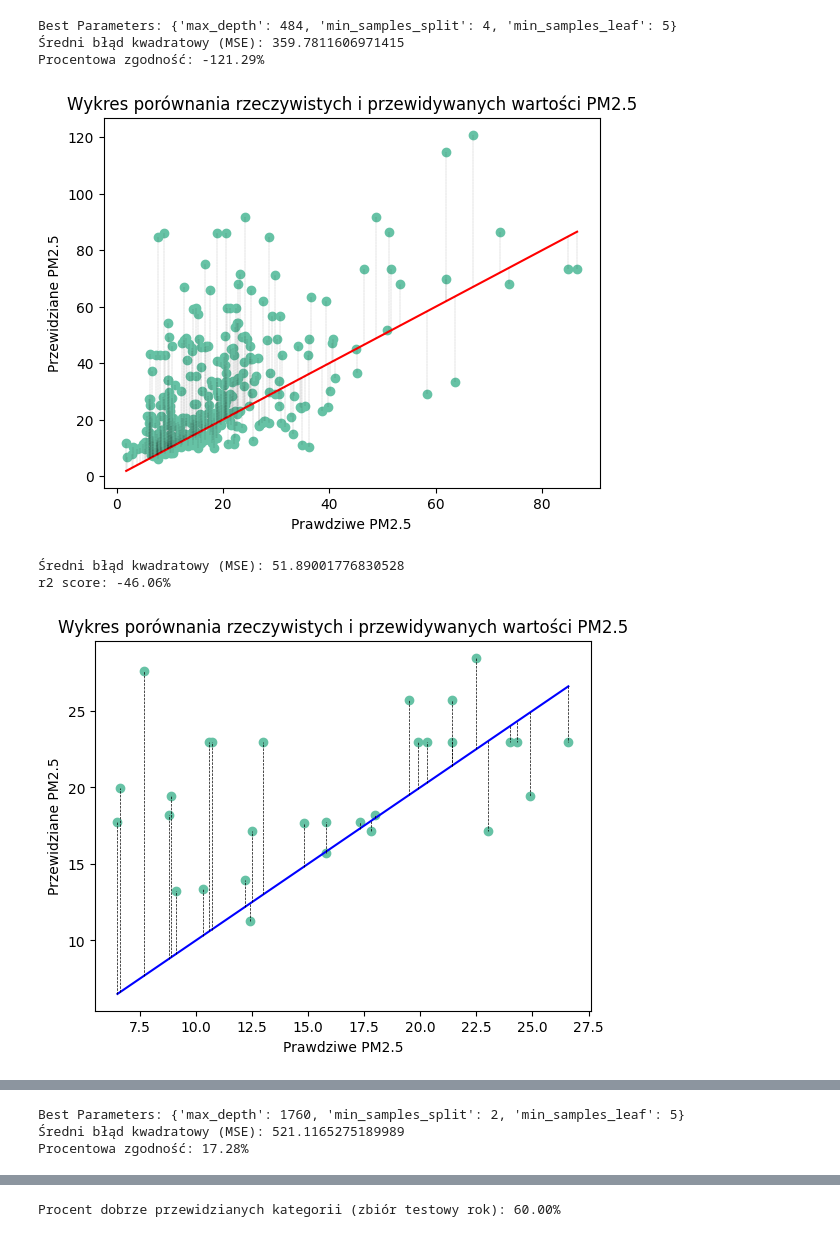
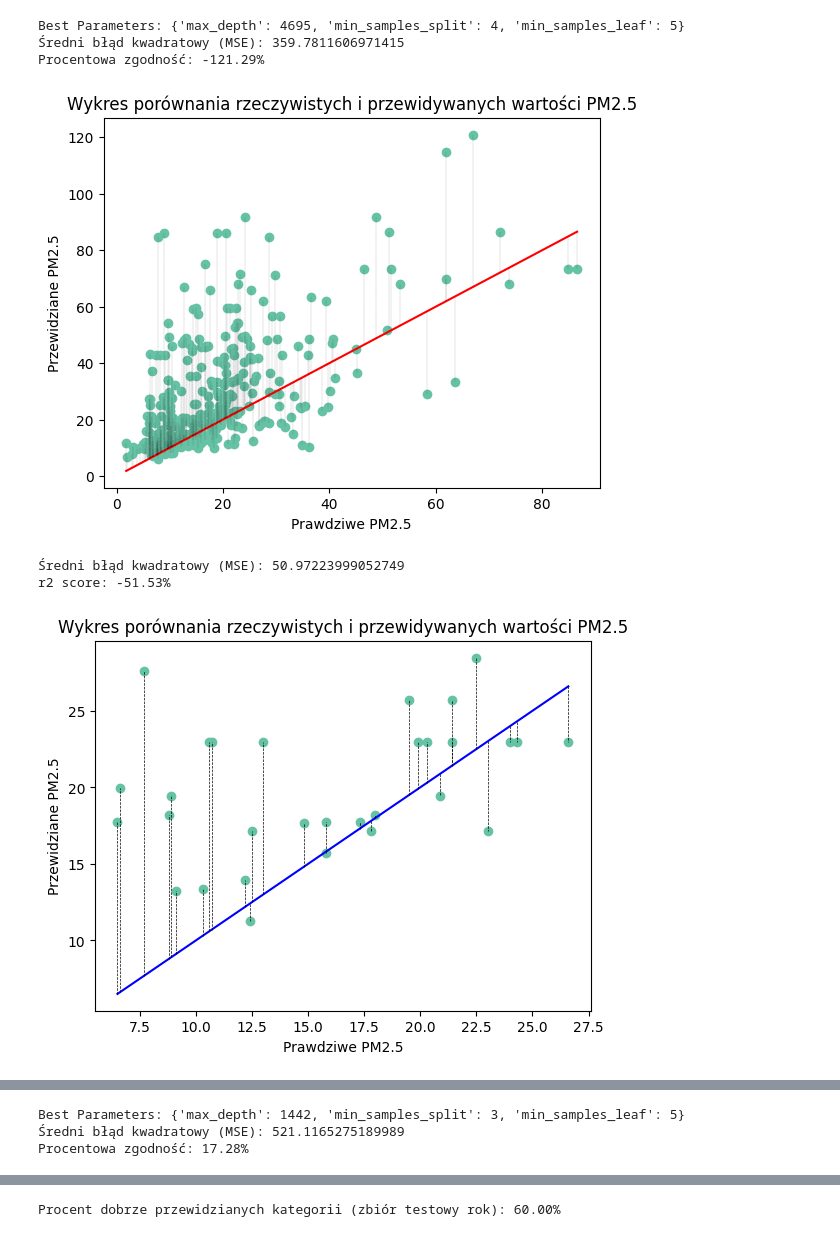
Before and after one commit to Bronek31/praca_inzynierska, a Jupyter notebook: aktualne/modele/decision tree/DecisionTree.ipynb, the cells around one changed output, grey strips where cells are left out. Drawn from its saved outputs; the diff is of its cells as text; code cells hidden in the pictures.

```diff
--- a/aktualne/modele/decision tree/DecisionTree.ipynb
+++ b/aktualne/modele/decision tree/DecisionTree.ipynb
@@ -23,7 +23,7 @@ X_test_scaled = scaler.transform(X_test)
 
 
 def objective(trial):
-    max_depth = trial.suggest_int('max_depth', 1, 3000)
+    max_depth = trial.suggest_int('max_depth', 1, 6000)
     min_samples_split = trial.suggest_int('min_samples_split', 2, 5)
     min_samples_leaf = trial.suggest_int('min_samples_leaf', 1, 5)
 
@@ -55,7 +55,7 @@ for _ in range(11000):
 
     r2_values.append(best_r2)
 
-    if stale_count >= 100 or best_r2 >= 1.0:
+    if stale_count >= 1000 or best_r2 >= 1.0:
         break
 
 best_params = study.best_params
@@ -124,7 +124,7 @@ X_test_scaled = scaler.transform(X_test)
 
 
 def objective(trial):
-    max_depth = trial.suggest_int('max_depth', 1, 3000)
+    max_depth = trial.suggest_int('max_depth', 1, 6000)
     min_samples_split = trial.suggest_int('min_samples_split', 2, 5)
     min_samples_leaf = trial.suggest_int('min_samples_leaf', 1, 5)
 
@@ -156,7 +156,7 @@ for _ in range(11000):
 
     r2_values.append(best_r2)
 
-    if stale_count >= 100 or best_r2 >= 1.0:
+    if stale_count >= 1000 or best_r2 >= 1.0:
         break
 
 best_params = study.best_params
@@ -363,7 +363,7 @@ plt.show()
-Best Parameters: {'max_depth': 484, 'min_samples_split': 4, 'min_samples_leaf': 5}
+Best Parameters: {'max_depth': 4695, 'min_samples_split': 4, 'min_samples_leaf': 5}
 Średni błąd kwadratowy (MSE): 359.7811606971415
 Procentowa zgodność: -121.29%
 [figure]
-Średni błąd kwadratowy (MSE): 51.89001776830528
-r2 score: -46.06%
+Średni błąd kwadratowy (MSE): 50.97223999052749
+r2 score: -51.53%
-[figure, old version]
+[figure, new version]
@@ -387,4 +387,4 @@ r2 score: -46.06%
-Best Parameters: {'max_depth': 1760, 'min_samples_split': 2, 'min_samples_leaf': 5}
+Best Parameters: {'max_depth': 1442, 'min_samples_split': 3, 'min_samples_leaf': 5}
 Średni błąd kwadratowy (MSE): 521.1165275189989
 Procentowa zgodność: 17.28%
 [figure]
```
Also changed, not shown: parts of 1 cell of this notebook, 31 other files.
